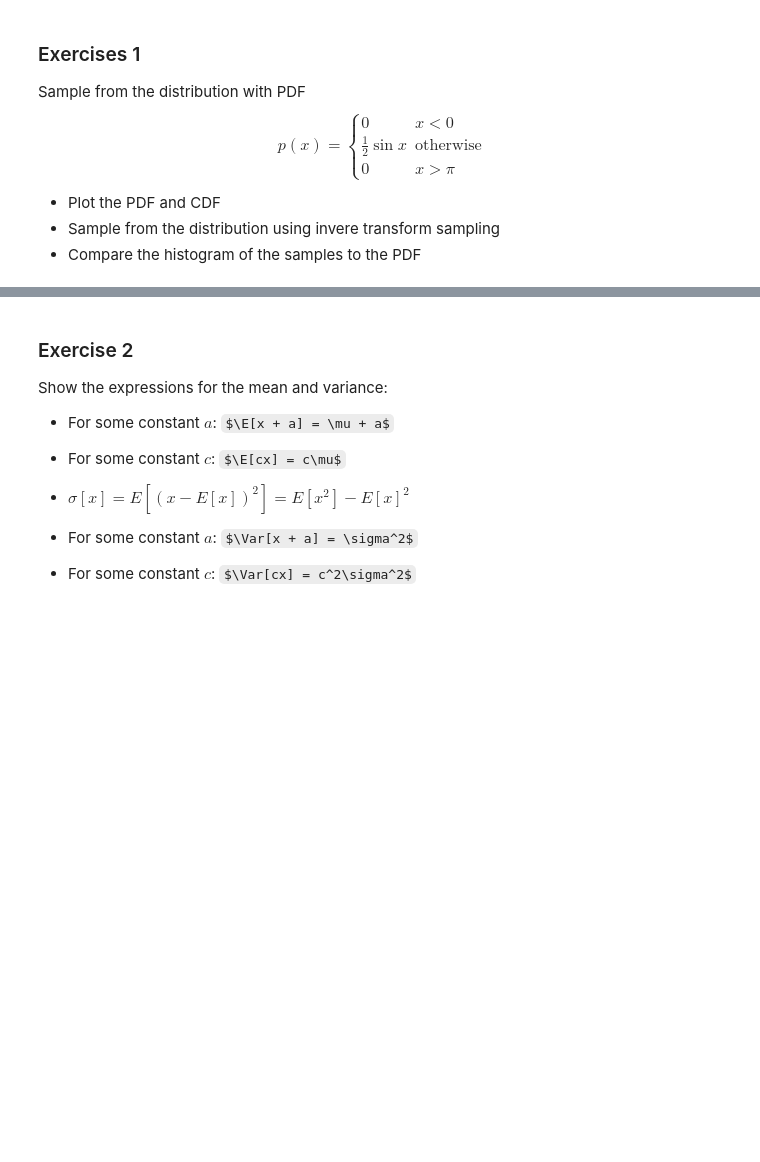
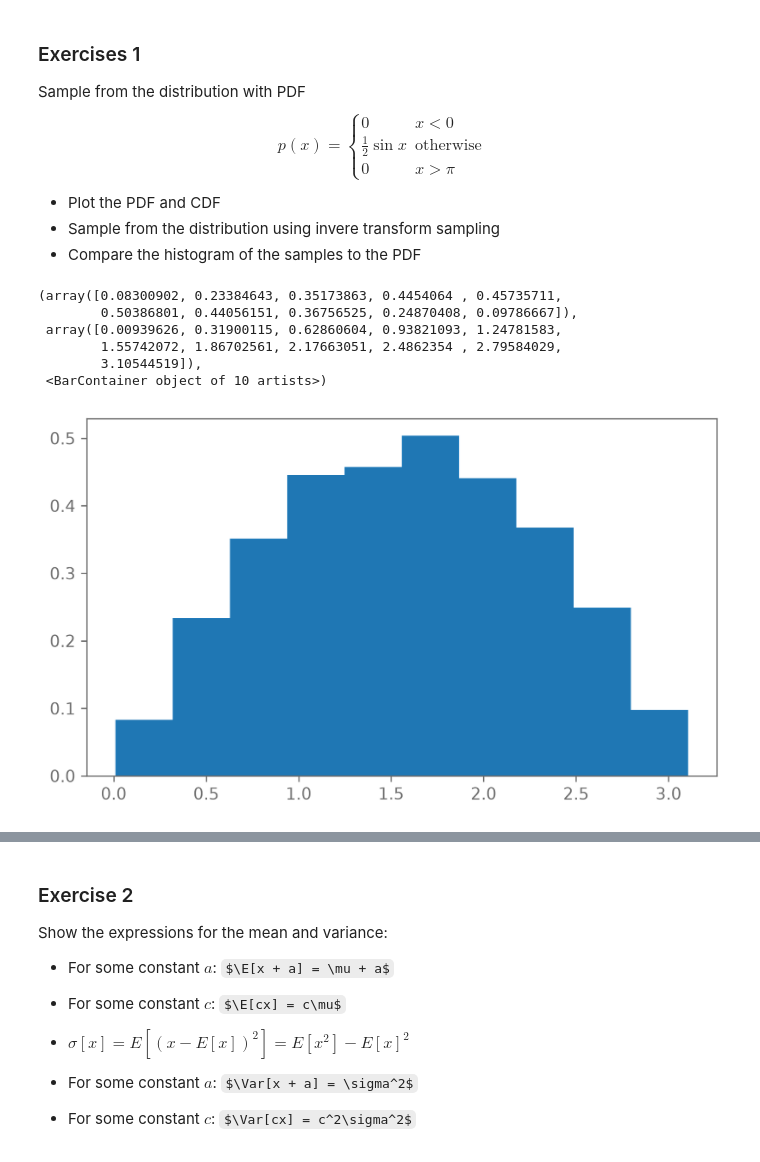
Before and after one commit to bermeyer/Bayesian-Stats-HS2026, a Jupyter notebook: my_exercise_solutions/Ex3.ipynb, the cells around one changed output, grey strips where cells are left out. Drawn from its saved outputs; the diff is of its cells as text; code cells hidden in the pictures; some formulas as TeX source; blank space fills up the shorter version.

```diff
--- a/my_exercise_solutions/Ex3.ipynb
+++ b/my_exercise_solutions/Ex3.ipynb
@@ -79,6 +83,17 @@ cdfs=cdf(ys,dx)
 max_p=np.max(cdfs)
 # %%
 a=inverse_sample(cdfs,10000,max_p,dx)
+# %%
+b=inverse_sample_correct(10000)
+plt.hist(b,density=True)
+# %% [output]
+(array([0.08300902, 0.23384643, 0.35173863, 0.4454064 , 0.45735711,
+        0.50386801, 0.44056151, 0.36756525, 0.24870408, 0.09786667]),
+ array([0.00939626, 0.31900115, 0.62860604, 0.93821093, 1.24781583,
+        1.55742072, 1.86702561, 2.17663051, 2.4862354 , 2.79584029,
+        3.10544519]),
+ <BarContainer object of 10 artists>)
+[figure, added]
 # %%
 plt.plot(xs,ys, label="pdf")
 plt.plot(xs, cdfs, label="cdf")
```
Also changed, not shown: parts of 6 cells of this notebook.
